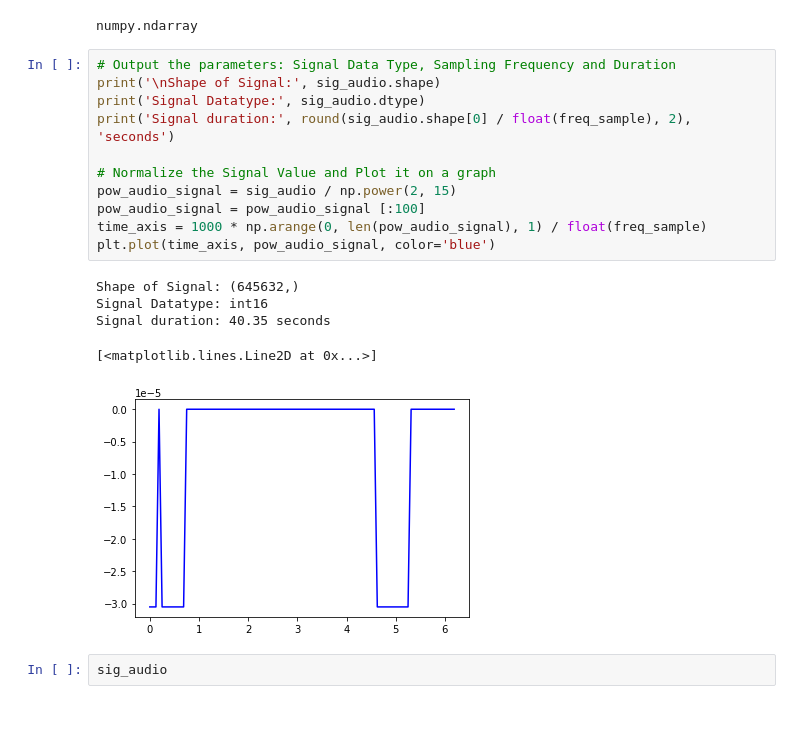
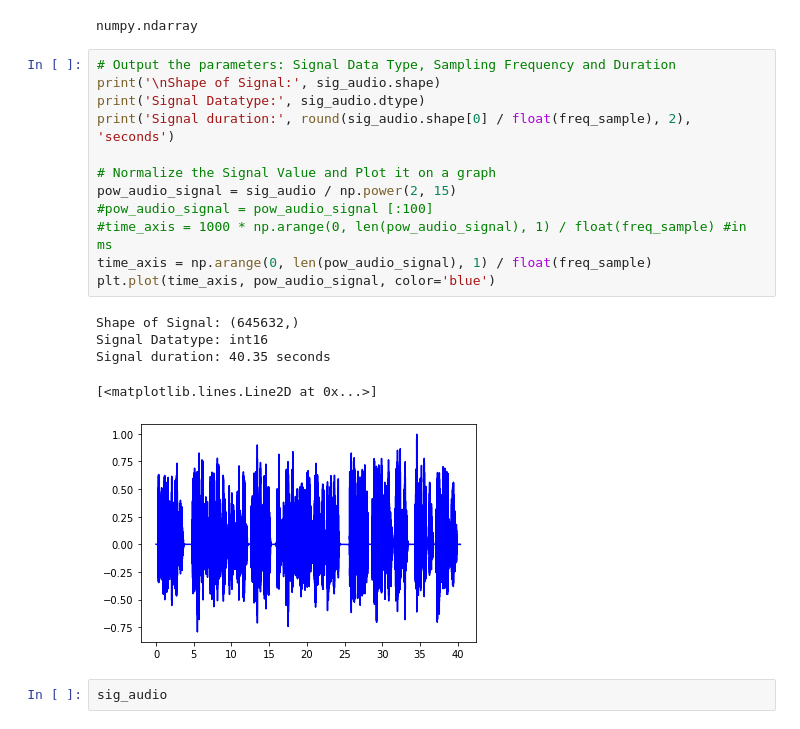
Before and after one commit to GiacomoFrn/MAPD_modA, a Jupyter notebook: tmp.ipynb, the cells around one changed output. Drawn from its saved outputs; the diff is of its cells as text.

```diff
--- a/tmp.ipynb
+++ b/tmp.ipynb
@@ -25,20 +25,21 @@ numpy.ndarray
 # %%
 # Output the parameters: Signal Data Type, Sampling Frequency and Duration
 print('\nShape of Signal:', sig_audio.shape)
 print('Signal Datatype:', sig_audio.dtype)
 print('Signal duration:', round(sig_audio.shape[0] / float(freq_sample), 2), 'seconds')
 
 # Normalize the Signal Value and Plot it on a graph
 pow_audio_signal = sig_audio / np.power(2, 15)
-pow_audio_signal = pow_audio_signal [:100]
-time_axis = 1000 * np.arange(0, len(pow_audio_signal), 1) / float(freq_sample)
+#pow_audio_signal = pow_audio_signal [:100]
+#time_axis = 1000 * np.arange(0, len(pow_audio_signal), 1) / float(freq_sample) #in ms
+time_axis = np.arange(0, len(pow_audio_signal), 1) / float(freq_sample)
 plt.plot(time_axis, pow_audio_signal, color='blue')
 # %% [output]
 Shape of Signal: (645632,)
 Signal Datatype: int16
 Signal duration: 40.35 seconds
 [<matplotlib.lines.Line2D at 0x...>]
-[figure, old version]
+[figure, new version]
 # %%
 sig_audio
 # %% [output]
```
Also changed, not shown: parts of 8 cells of this notebook, 1 other file.
